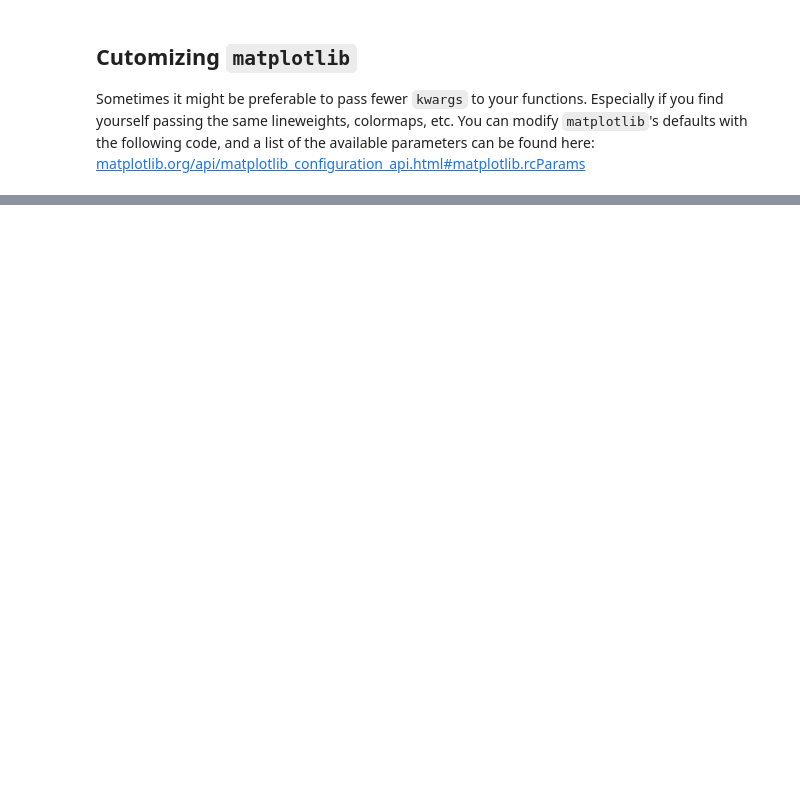
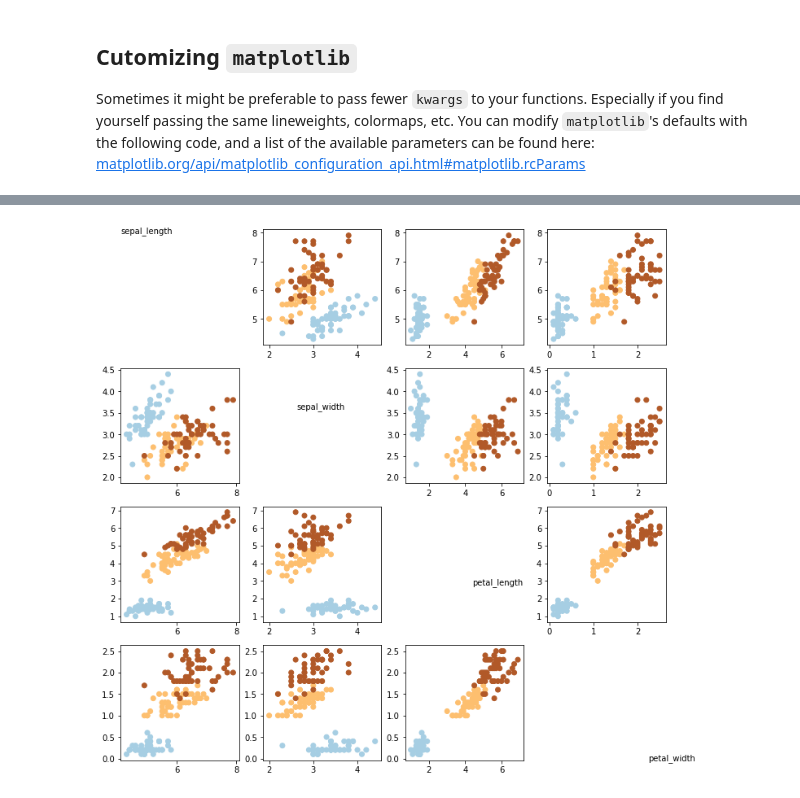
Before and after one commit to njmattes/rdcep-dataviz-bootcamp, a Jupyter notebook: example_graph/iris.ipynb, the cells around one changed output, grey strips where cells are left out. Saved outputs shown, nothing was run; the diff lists cells and outputs as text; code cells hidden in the pictures; blank space fills up the shorter version.

```diff
--- a/example_graph/iris.ipynb
+++ b/example_graph/iris.ipynb
@@ -40,0 +86,3 @@ mpl.rcParams['lines.color'] = 'r'
+# %%
+import itertools
+for i in enumerate(itertools.product([1, 2, 3], [1, 2, 3])): print(i)
@@ -40,0 +99,24 @@ mpl.rcParams['lines.color'] = 'r'
+# %%
+%matplotlib inline
+import matplotlib.pyplot as plt
+import pandas as pd
+import itertools
+
+df = pd.read_csv('./example_graph/iris.csv')
+fig = plt.figure(figsize=(12, 12), facecolor='white')
+c = [df['species'].unique().tolist().index(df.loc[i, 'species'])
+     for i in df.index]
+
+for i, (row, col) in enumerate(itertools.product(range(4), range(4))):
+    if row != col:
+        ax = fig.add_subplot(4, 4, i+1)
+        ax.scatter(df.iloc[:, col], df.iloc[:, row],
+                   c=c, cmap='Paired')
+    else:
+        # print((row+1)*.25-.125)
+        fig.text(x=((row+1)*.25-.125),
+                 s=df.columns[row],
+                 y=1-((col+1)*.25-.125))
+plt.show()
+# %% [output]
+[figure, added]
```
Also changed, not shown: parts of 5 cells of this notebook, 1 other file.
